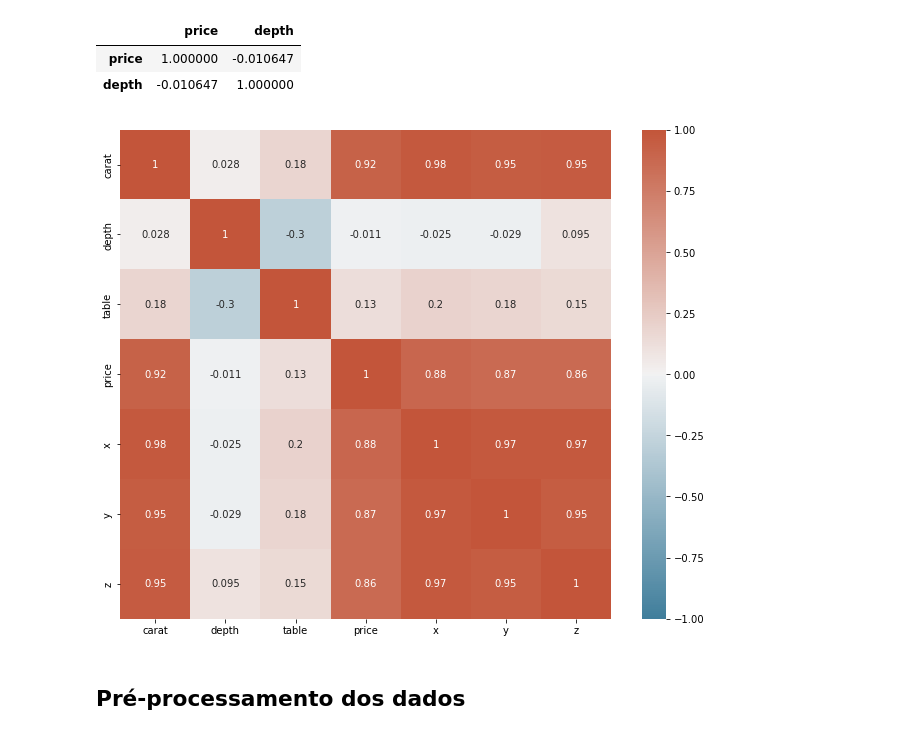
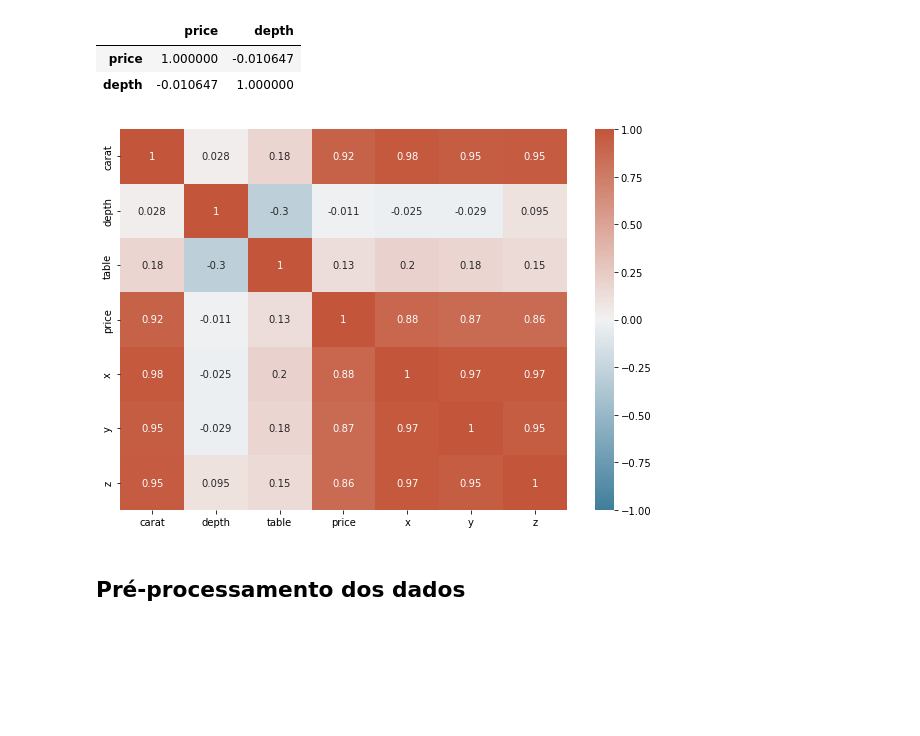
Before and after one commit to bruna-calistrate/AdvancedStatistics-Day7Exercise, a Jupyter notebook: Day7 Advanced Statistics.ipynb, the cells around one changed output. Cells and saved outputs as stored; diff of their text form; code cells hidden in the pictures; blank space fills up the shorter version.

```diff
--- a/Day7 Advanced Statistics.ipynb
+++ b/Day7 Advanced Statistics.ipynb
@@ -19,0 +104,26 @@ def desc_null(df):
+# %%
+def corrplot(data, vmin= -1, vmax= 1):
+    """Gráfico de correlação com paleta de cores do azul ao vermelho e anotações para melhor entendimento dos dados
+
+    Args:
+        data (pd.DataFrame): base de dados para realizar a correlação
+        vmin (int, optional): valos mínimo de correlação. Defaults to -1.
+        vmax(int, optional): valor máximo de correlação. Defaults to 1.
+
+    Returns:
+        sns.heatmap: impressão do gráfico
+    """
+    import matplotlib.pyplot as plt
+    import seaborn as sns
+
+    plt.figure(figsize= (10, 7))
+
+    cmap = sns.diverging_palette(230, 20, as_cmap=True)
+
+    sns.heatmap(data = data.corr(),
+                cmap = cmap,
+                vmin = vmin,
+                vmax = vmax,
+                annot=True)
+
+    return plt.show()
@@ -20,7 +318,8 @@ def desc_null(df):
 # %% [markdown]
 ### Carregamento dos dados e descrição inicial
 # %%
-df = pd.read_csv('https://raw.githubusercontent.com/bruna-calistrate/AdvancedStatistics-Day7Exercise/main/661.csv').iloc[:,1:]
+df = pd.read_csv('https://raw.githubusercontent.com/bruna-calistrate/'
+                 'AdvancedStatistics-Day7Exercise/main/661.csv').iloc[:,1:]
 # %%
 df.head()
 # %% [output]
@@ -77,18 +370,9 @@ df[['price', 'depth']].corr()
 | price | 1.000000 | -0.010647 |
 | depth | -0.010647 | 1.000000 |
 # %%
-plt.figure(figsize=(11, 9))
-
-cmap = sns.diverging_palette(230, 20, as_cmap=True)
-
-sns.heatmap(data=df.corr(),
-            cmap=cmap,
-            vmin = -1,
-            annot=True)
-
-plt.show()
+corrplot(df)
 # %% [output]
-[figure, old version]
+[figure, new version]
 # %% [markdown]
 ## Pré-processamento dos dados
 # %% [markdown]
```
Also changed, not shown: parts of 63 cells of this notebook.
